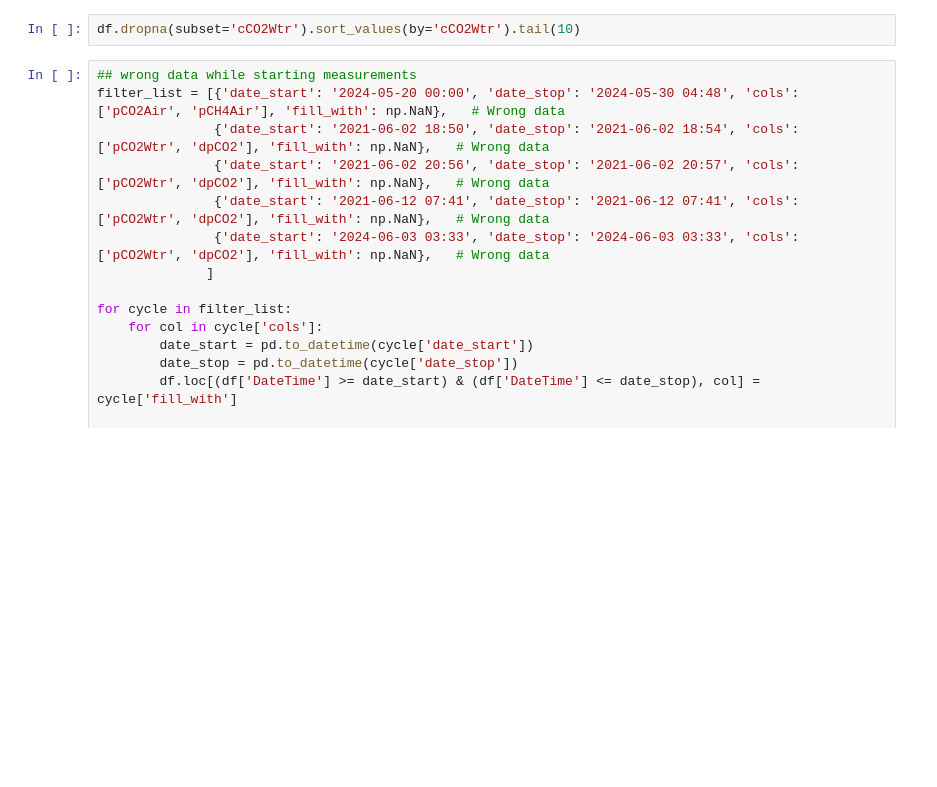
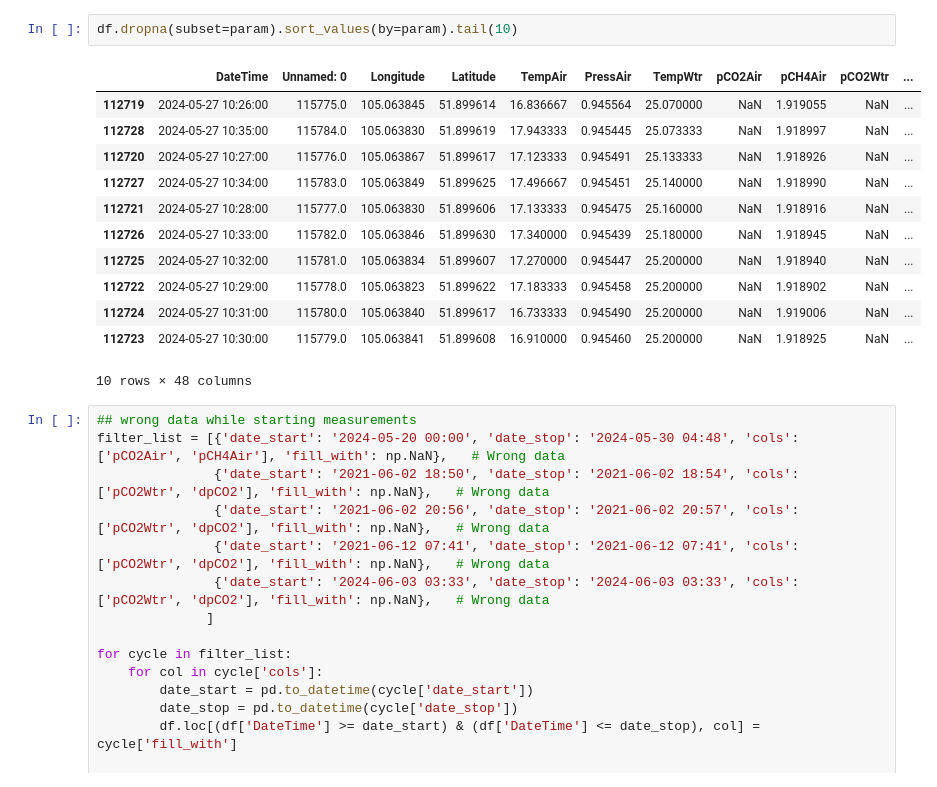
Before and after one commit to pestunov/BaikalDataHandler, a Jupyter notebook: AllSea.ipynb, the cells around one changed output. Saved outputs shown, nothing was run; the diff lists cells and outputs as text; blank space fills up the shorter version.

```diff
--- a/AllSea.ipynb
+++ b/AllSea.ipynb
@@ -76,5 +188,18 @@ for yr in range(2013, 2026):
 # %%
-df.dropna(subset='cCO2Wtr').sort_values(by='cCO2Wtr').tail(10)
+df.dropna(subset=param).sort_values(by=param).tail(10)
+# %% [output]
+|  | DateTime | Unnamed: 0 | Longitude | Latitude | TempAir | PressAir | TempWtr | pCO2Air | pCH4Air | pCO2Wtr | ... |
+| 112719 | 2024-05-27 10:26:00 | 115775.0 | 105.063845 | 51.899614 | 16.836667 | 0.945564 | 25.070000 | NaN | 1.919055 | NaN | ... |
+| 112728 | 2024-05-27 10:35:00 | 115784.0 | 105.063830 | 51.899619 | 17.943333 | 0.945445 | 25.073333 | NaN | 1.918997 | NaN | ... |
+| 112720 | 2024-05-27 10:27:00 | 115776.0 | 105.063867 | 51.899617 | 17.123333 | 0.945491 | 25.133333 | NaN | 1.918926 | NaN | ... |
+| 112727 | 2024-05-27 10:34:00 | 115783.0 | 105.063849 | 51.899625 | 17.496667 | 0.945451 | 25.140000 | NaN | 1.918990 | NaN | ... |
+| 112721 | 2024-05-27 10:28:00 | 115777.0 | 105.063830 | 51.899606 | 17.133333 | 0.945475 | 25.160000 | NaN | 1.918916 | NaN | ... |
+| 112726 | 2024-05-27 10:33:00 | 115782.0 | 105.063846 | 51.899630 | 17.340000 | 0.945439 | 25.180000 | NaN | 1.918945 | NaN | ... |
+| 112725 | 2024-05-27 10:32:00 | 115781.0 | 105.063834 | 51.899607 | 17.270000 | 0.945447 | 25.200000 | NaN | 1.918940 | NaN | ... |
+| 112722 | 2024-05-27 10:29:00 | 115778.0 | 105.063823 | 51.899622 | 17.183333 | 0.945458 | 25.200000 | NaN | 1.918902 | NaN | ... |
+| 112724 | 2024-05-27 10:31:00 | 115780.0 | 105.063840 | 51.899617 | 16.733333 | 0.945490 | 25.200000 | NaN | 1.919006 | NaN | ... |
+| 112723 | 2024-05-27 10:30:00 | 115779.0 | 105.063841 | 51.899608 | 16.910000 | 0.945460 | 25.200000 | NaN | 1.918925 | NaN | ... |
+10 rows × 48 columns
 # %%
 ## wrong data while starting measurements
 filter_list = [{'date_start': '2024-05-20 00:00', 'date_stop': '2024-05-30 04:48', 'cols': ['pCO2Air', 'pCH4Air'], 'fill_with': np.NaN},   # Wrong data
```
Also changed, not shown: parts of 31 cells of this notebook, 2 other files.
